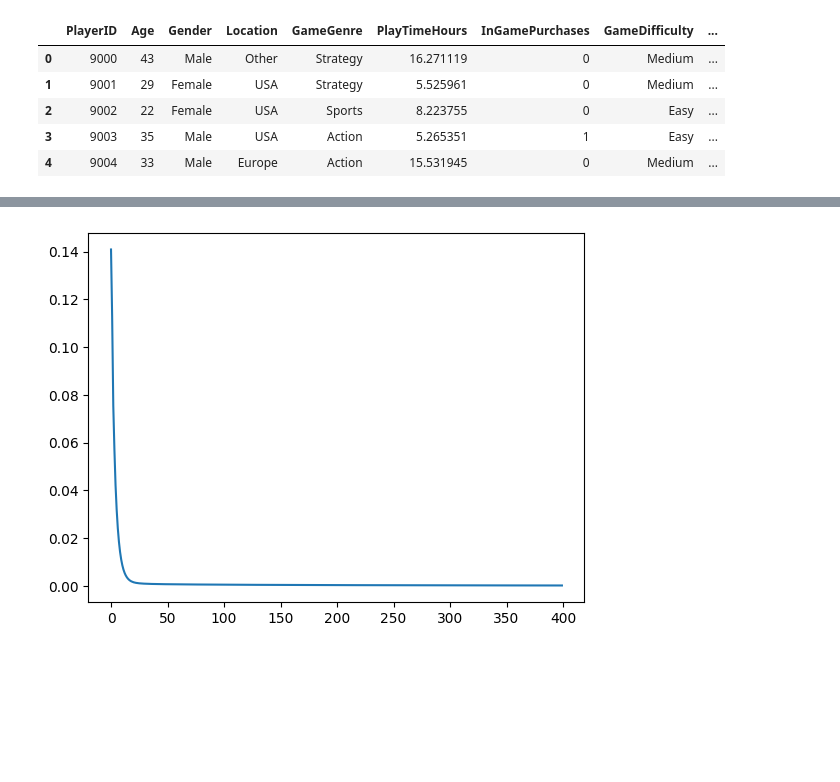
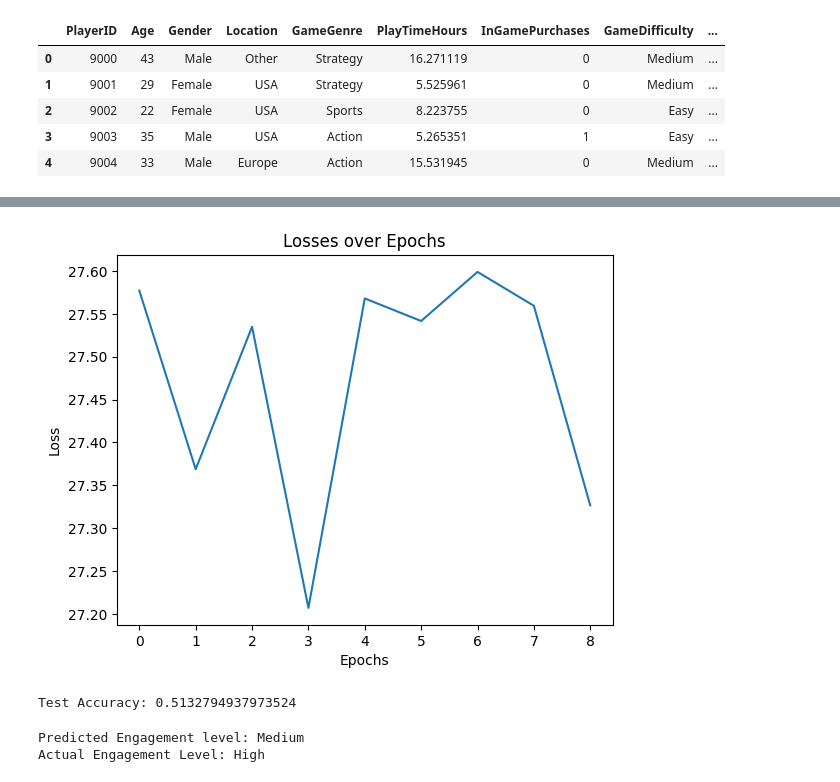
Before and after one commit to RyqShaw/ML2FinalProject_Spring2026, a Jupyter notebook: MLP_ProofOfConcept/mlp.ipynb, the cells around one changed output, grey strips where cells are left out. Drawn from its saved outputs; the diff is of its cells as text; code cells hidden in the pictures; blank space fills up the shorter version.

```diff
--- a/MLP_ProofOfConcept/mlp.ipynb
+++ b/MLP_ProofOfConcept/mlp.ipynb
@@ -21,19 +52,23 @@ Data we will use:
+# %%
+from sklearn.model_selection import train_test_split
+
+X_train, X_test, y_train, y_test = train_test_split(X, y, test_size=0.3, random_state=2)
+X_train = (X_train - X_train.mean(axis=0))
 # %%
-X = np.array([[0,0,1],
-              [1,0,1],
-              [1,1,1],
-              [2,1,1],
-              [2,2,1]])
+eta = .05
+q = 15
+p = 12
 
-y = np.array([0,1,2,3,4])
-eta = .10
-q = 2
-
-W1 = np.random.randn(3,q)
-W2 = np.random.randn(q,1)
+W1 = np.random.randn(p, q) * np.sqrt(2/p)
+W2 = np.random.randn(q, 3) * np.sqrt(2/q)
 # %%
-def f(x):
-    h = np.maximum(0, W1.T.dot(x))
-    return W2.T.dot(h)
+def softmax(z):
+    expz = np.exp(z - np.max(z))
+    return expz / np.sum(expz)
+# %%
+def f(x):
+    h = np.maximum(0, W1.T @ x)
+    z = W2.T @ h
+    return softmax(z)
 # %%
 errors = []
@@ -62,5 +143,25 @@ for epoch in range(epochs):
 # %%
-plt.plot(range(epochs), errors, label='line')
+plt.plot(range(len(test_errors)), test_errors, label='line')
+plt.title("Losses over Epochs")
+plt.xlabel("Epochs")
+plt.ylabel("Loss")
 plt.show()
 # %% [output]
-[figure, old version]
+[figure, new version]
+# %%
+pred_test = f(X_test.T)
+y_pred = np.argmax(pred_test, axis=0)
+y_true = np.argmax(y_test, axis=1)
+
+accuracy = np.mean(y_pred == y_true)
+print("Test Accuracy:", accuracy)
+# %% [output]
+Test Accuracy: 0.5132794937973524
+# %%
+pred_test = f(X_test[0])
+y_pred = np.argmax(pred_test, axis=0)
+print("Predicted Engagement level:", num_to_cat[y_pred])
+print("Actual Engagement Level:", num_to_cat[np.argmax(y_test[0])])
+# %% [output]
+Predicted Engagement level: Medium
+Actual Engagement Level: High
```
Also changed, not shown: parts of 5 cells of this notebook, 2 other files.
